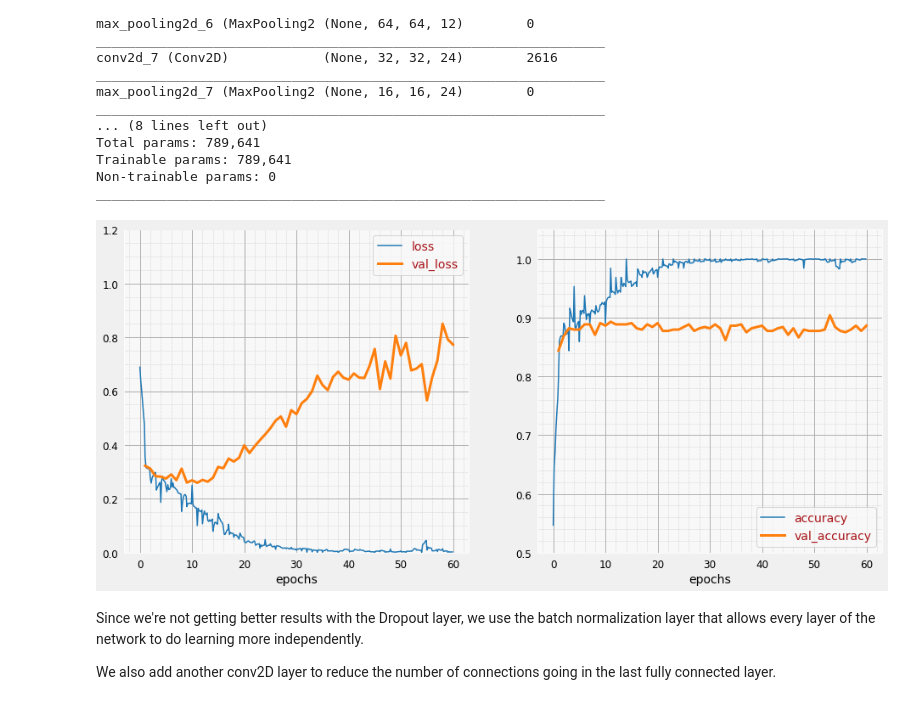
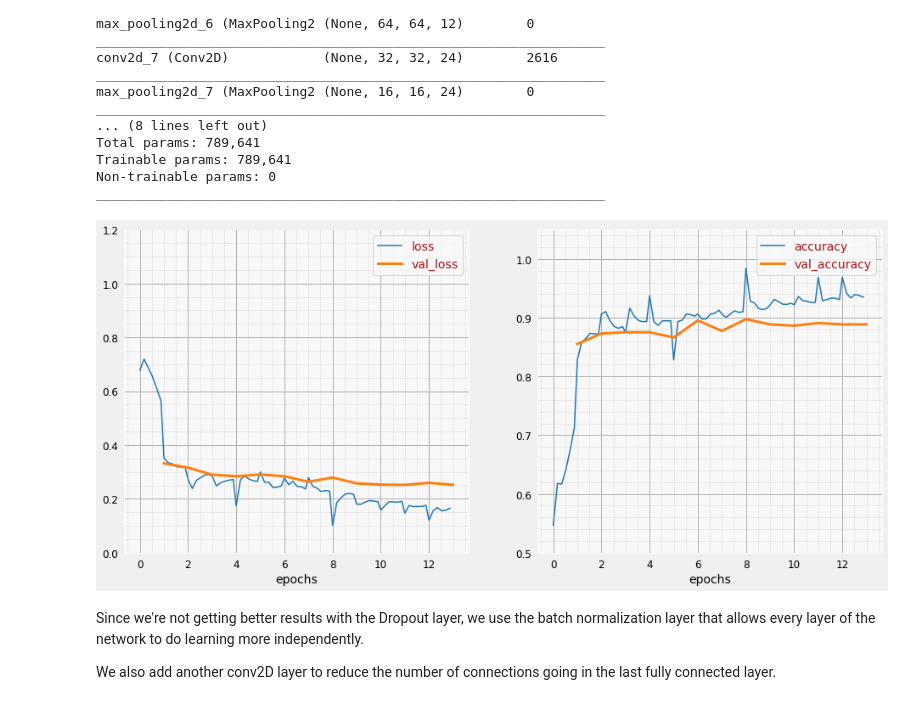
Before and after one commit to matteolimoncini/glasses_or_no_glasses, a Jupyter notebook: Glasses_or_not.ipynb, the cells around one changed output. Saved outputs shown, nothing was run; the diff lists cells and outputs as text; code cells hidden in the pictures.

```diff
--- a/Glasses_or_not.ipynb
+++ b/Glasses_or_not.ipynb
@@ -479,9 +480,9 @@ _________________________________________________________________
 # %%
 plot_training = PlotTraining(sample_rate=10, zoom=1)
 model_cnn_dropout.compile(optimizer='adam', loss='binary_crossentropy', metrics=['accuracy'])
-history=model_cnn_dropout.fit(train_dataset, validation_data=val_dataset, epochs=EPOCHS, callbacks=[plot_training])
+history=model_cnn_dropout.fit(train_dataset, validation_data=val_dataset, epochs=EPOCHS, callbacks=[plot_training, stop_early])
 # %% [output]
-[figure, old version]
+[figure, new version]
 # %% [markdown]
 Since we're not getting better results with the Dropout layer, we use the batch normalization layer that allows every layer of the network to do learning more independently.
 
```
Also changed, not shown: parts of 25 cells of this notebook.
